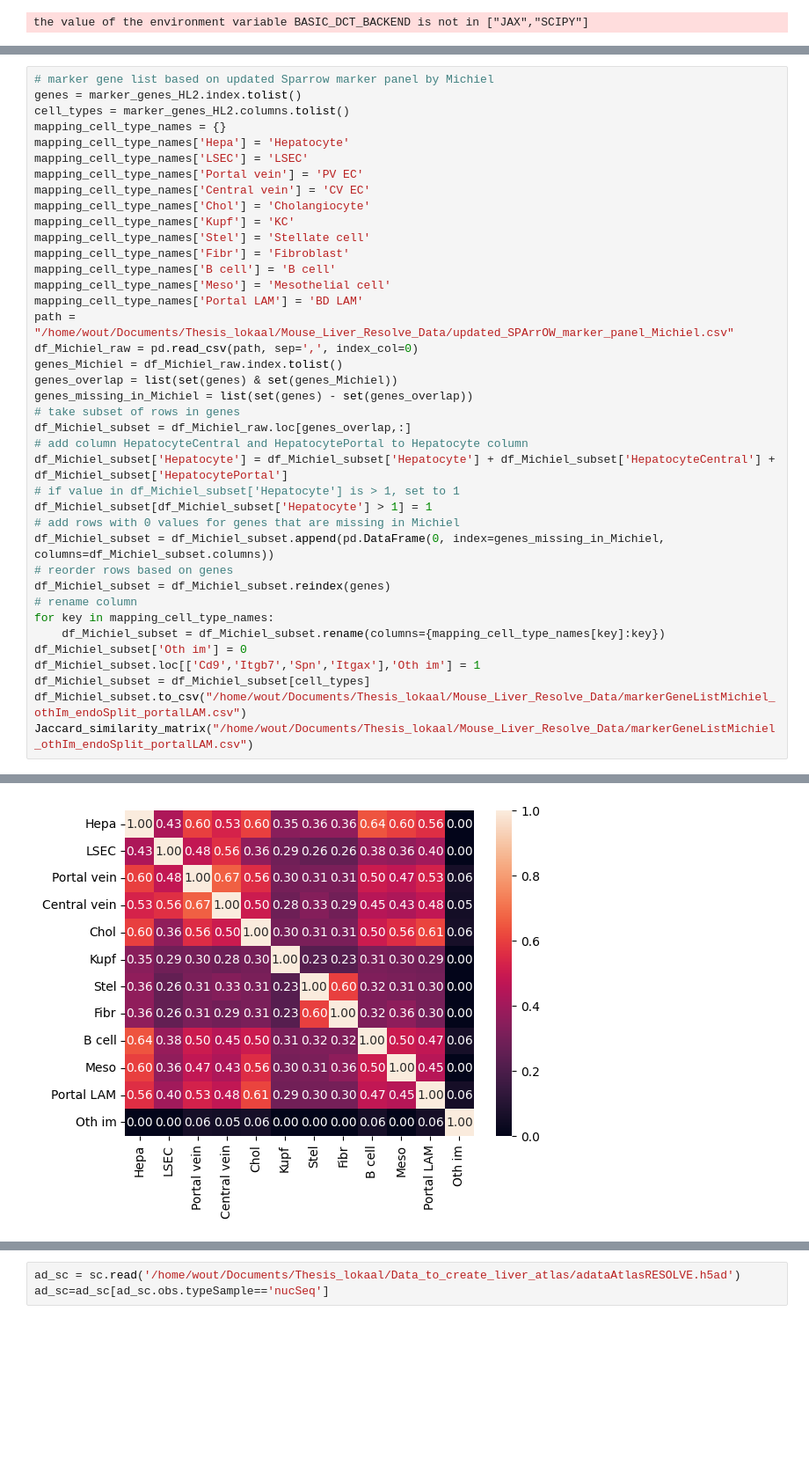
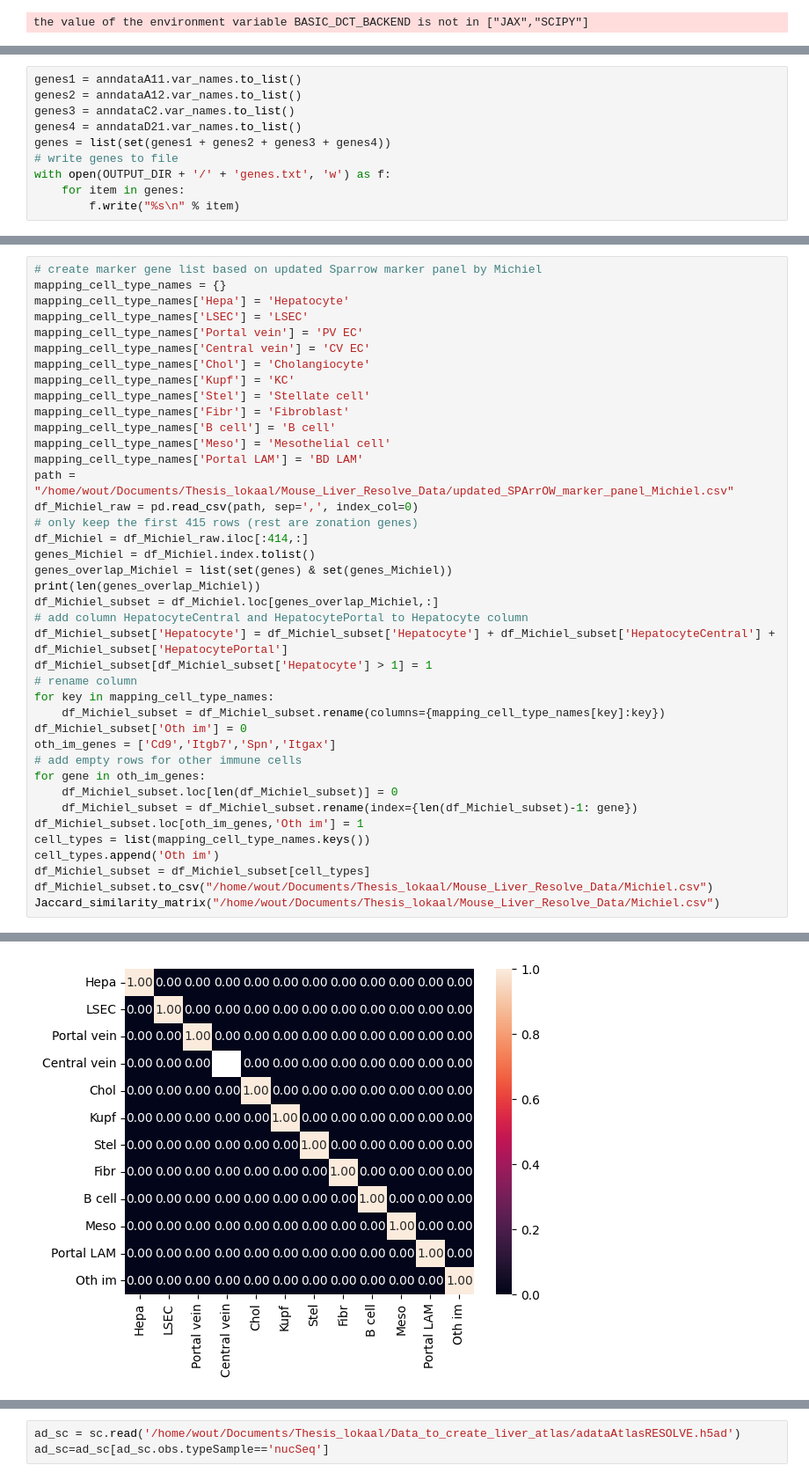
Before and after one commit to WoutVanhenden/Thesis, a Jupyter notebook: markers_annotation.ipynb, the cells around one changed output, grey strips where cells are left out. Shown at 88% size. Cells and saved outputs as stored; diff of their text form; blank space fills up the shorter version.

```diff
--- a/markers_annotation.ipynb
+++ b/markers_annotation.ipynb
@@ -9 +21,11 @@ the value of the environment variable BASIC_DCT_BACKEND is not in ["JAX","SCIPY"
+# %%
+genes1 = anndataA11.var_names.to_list()
+genes2 = anndataA12.var_names.to_list()
+genes3 = anndataC2.var_names.to_list()
+genes4 = anndataD21.var_names.to_list()
+genes = list(set(genes1 + genes2 + genes3 + genes4))
+# write genes to file
+with open(OUTPUT_DIR + '/' + 'genes.txt', 'w') as f:
+    for item in genes:
+        f.write("%s\n" % item)
 # %%
@@ -233,7 +124,5 @@ dtype: float64
 # %%
-# marker gene list based on updated Sparrow marker panel by Michiel
-genes = marker_genes_HL2.index.tolist()
-cell_types = marker_genes_HL2.columns.tolist()
+# create marker gene list based on updated Sparrow marker panel by Michiel
 mapping_cell_type_names = {}
 mapping_cell_type_names['Hepa'] = 'Hepatocyte'
 mapping_cell_type_names['LSEC'] = 'LSEC'
@@ -248,25 +137,28 @@ mapping_cell_type_names['Meso'] = 'Mesothelial cell'
 mapping_cell_type_names['Portal LAM'] = 'BD LAM'
 path = "/home/wout/Documents/Thesis_lokaal/Mouse_Liver_Resolve_Data/updated_SPArrOW_marker_panel_Michiel.csv"
 df_Michiel_raw = pd.read_csv(path, sep=',', index_col=0)
-genes_Michiel = df_Michiel_raw.index.tolist()
-genes_overlap = list(set(genes) & set(genes_Michiel))
-genes_missing_in_Michiel = list(set(genes) - set(genes_overlap))
-# take subset of rows in genes
-df_Michiel_subset = df_Michiel_raw.loc[genes_overlap,:]
+# only keep the first 415 rows (rest are zonation genes)
+df_Michiel = df_Michiel_raw.iloc[:414,:]
+genes_Michiel = df_Michiel.index.tolist()
+genes_overlap_Michiel = list(set(genes) & set(genes_Michiel))
+print(len(genes_overlap_Michiel))
+df_Michiel_subset = df_Michiel.loc[genes_overlap_Michiel,:]
 # add column HepatocyteCentral and HepatocytePortal to Hepatocyte column
 df_Michiel_subset['Hepatocyte'] = df_Michiel_subset['Hepatocyte'] + df_Michiel_subset['HepatocyteCentral'] + df_Michiel_subset['HepatocytePortal']
-# if value in df_Michiel_subset['Hepatocyte'] is > 1, set to 1
 df_Michiel_subset[df_Michiel_subset['Hepatocyte'] > 1] = 1
-# add rows with 0 values for genes that are missing in Michiel
-df_Michiel_subset = df_Michiel_subset.append(pd.DataFrame(0, index=genes_missing_in_Michiel, columns=df_Michiel_subset.columns))
-# reorder rows based on genes
-df_Michiel_subset = df_Michiel_subset.reindex(genes)
 # rename column
 for key in mapping_cell_type_names:
     df_Michiel_subset = df_Michiel_subset.rename(columns={mapping_cell_type_names[key]:key})
 df_Michiel_subset['Oth im'] = 0
-df_Michiel_subset.loc[['Cd9','Itgb7','Spn','Itgax'],'Oth im'] = 1
+oth_im_genes = ['Cd9','Itgb7','Spn','Itgax']
+# add empty rows for other immune cells
+for gene in oth_im_genes:
+    df_Michiel_subset.loc[len(df_Michiel_subset)] = 0
+    df_Michiel_subset = df_Michiel_subset.rename(index={len(df_Michiel_subset)-1: gene})
+df_Michiel_subset.loc[oth_im_genes,'Oth im'] = 1
+cell_types = list(mapping_cell_type_names.keys())
+cell_types.append('Oth im')
 df_Michiel_subset = df_Michiel_subset[cell_types]
-df_Michiel_subset.to_csv("/home/wout/Documents/Thesis_lokaal/Mouse_Liver_Resolve_Data/markerGeneListMichiel_othIm_endoSplit_portalLAM.csv")
-Jaccard_similarity_matrix("/home/wout/Documents/Thesis_lokaal/Mouse_Liver_Resolve_Data/markerGeneListMichiel_othIm_endoSplit_portalLAM.csv")
+df_Michiel_subset.to_csv("/home/wout/Documents/Thesis_lokaal/Mouse_Liver_Resolve_Data/Michiel.csv")
+Jaccard_similarity_matrix("/home/wout/Documents/Thesis_lokaal/Mouse_Liver_Resolve_Data/Michiel.csv")
 # %% [output]
@@ -284,3 +177,3 @@ Portal LAM      15.0
 Oth im           4.0
 dtype: float64
-[figure, old version]
+[figure, new version]
```
Also changed, not shown: parts of 16 cells of this notebook.
